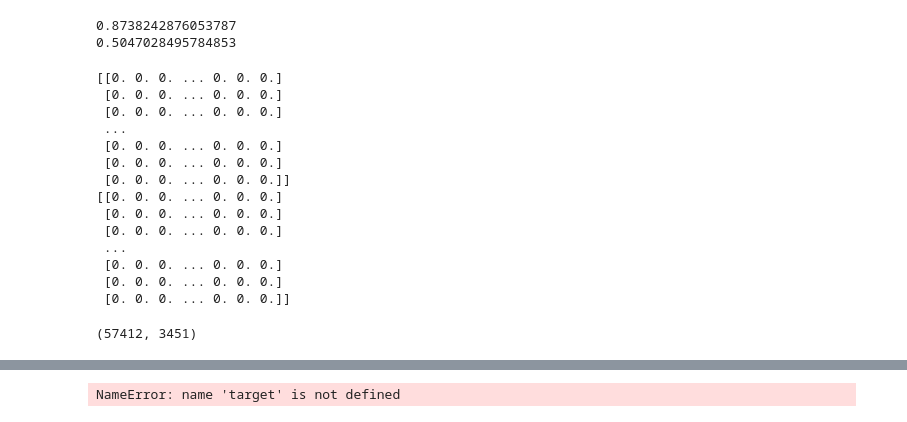
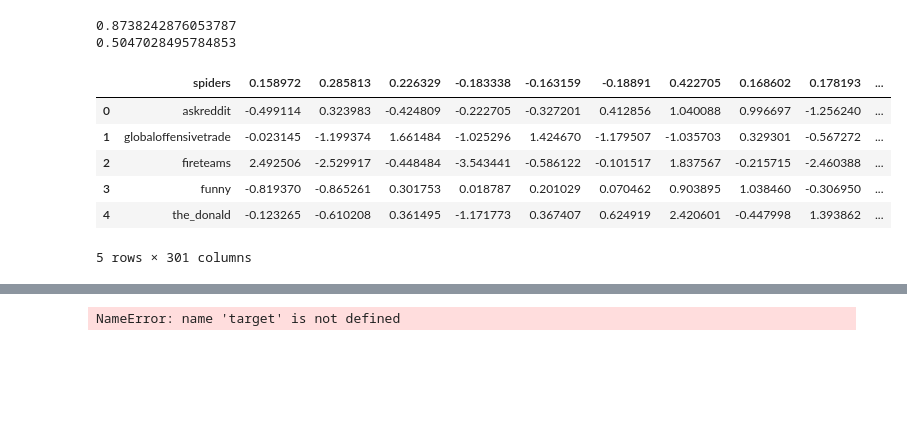
Before and after one commit to zhang-lucy/18.065-final-project, a Jupyter notebook: explore.ipynb, the cells around one changed output, grey strips where cells are left out. Drawn from its saved outputs; the diff is of its cells as text; code cells hidden in the pictures; blank space fills up the shorter version.

Commit message:
updating work, added embeddings csv but need to readdress later

```diff
--- a/explore.ipynb
+++ b/explore.ipynb
@@ -455,33 +459,16 @@ print(mse(top_y,knn_ypreds))
+# %%
+embeddings = pd.read_csv("web-redditEmbeddings-subreddits.csv")
+# %%
+embeddings.head()
+# %% [output]
+|  | spiders | 0.158972 | 0.285813 | 0.226329 | -0.183338 | -0.163159 | -0.18891 | 0.422705 | 0.168602 | 0.178193 | ... |
+| 0 | askreddit | -0.499114 | 0.323983 | -0.424809 | -0.222705 | -0.327201 | 0.412856 | 1.040088 | 0.996697 | -1.256240 | ... |
+| 1 | globaloffensivetrade | -0.023145 | -1.199374 | 1.661484 | -1.025296 | 1.424670 | -1.179507 | -1.035703 | 0.329301 | -0.567272 | ... |
+| 2 | fireteams | 2.492506 | -2.529917 | -0.448484 | -3.543441 | -0.586122 | -0.101517 | 1.837567 | -0.215715 | -2.460388 | ... |
+| 3 | funny | -0.819370 | -0.865261 | 0.301753 | 0.018787 | 0.201029 | 0.070462 | 0.903895 | 1.038460 | -0.306950 | ... |
+| 4 | the_donald | -0.123265 | -0.610208 | 0.361495 | -1.171773 | 0.367407 | 0.624919 | 2.420601 | -0.447998 | 1.393862 | ... |
+5 rows × 301 columns
 # %%
 # attempt at one_hot section with filtered df for top source and/or target subreddits
 # %%
 one_hot_columns = ["SOURCE_SUBREDDIT", "TARGET_SUBREDDIT"]
-# %%
-source_enc = OneHotEncoder()
-top_source = source_enc.fit_transform(np.array(top_df["SOURCE_SUBREDDIT"]).reshape(-1,1)).toarray()
-top_sourceOneHot = pd.DataFrame(top_source,
-                            columns = ["SOURCE_SUBREDDIT_"+str(i) for i in range(top_source.shape[1])]
-                           )
-
-target_enc = OneHotEncoder()
-top_target = target_enc.fit_transform(np.array(top_df["TARGET_SUBREDDIT"]).reshape(-1,1)).toarray()
-top_targetOneHot = pd.DataFrame(top_target,
-                            columns = ["TARGET_SUBREDDIT"+str(i) for i in range(top_target.shape[1])]
-                           )
-print(top_source)
-print(top_target)
-# %% [output]
-[[0. 0. 0. ... 0. 0. 0.]
- [0. 0. 0. ... 0. 0. 0.]
- [0. 0. 0. ... 0. 0. 0.]
- ...
- [0. 0. 0. ... 0. 0. 0.]
- [0. 0. 0. ... 0. 0. 0.]
- [0. 0. 0. ... 0. 0. 0.]]
-[[0. 0. 0. ... 0. 0. 0.]
- [0. 0. 0. ... 0. 0. 0.]
- [0. 0. 0. ... 0. 0. 0.]
- ...
- [0. 0. 0. ... 0. 0. 0.]
- [0. 0. 0. ... 0. 0. 0.]
- [0. 0. 0. ... 0. 0. 0.]]
@@ -491,4 +474,0 @@ top_bigDf = np.empty((top_target.shape[0], d3))
-# %%
-top_target.shape
-# %% [output]
-(57412, 3451)
```
Also changed, not shown: parts of 16 cells of this notebook.
